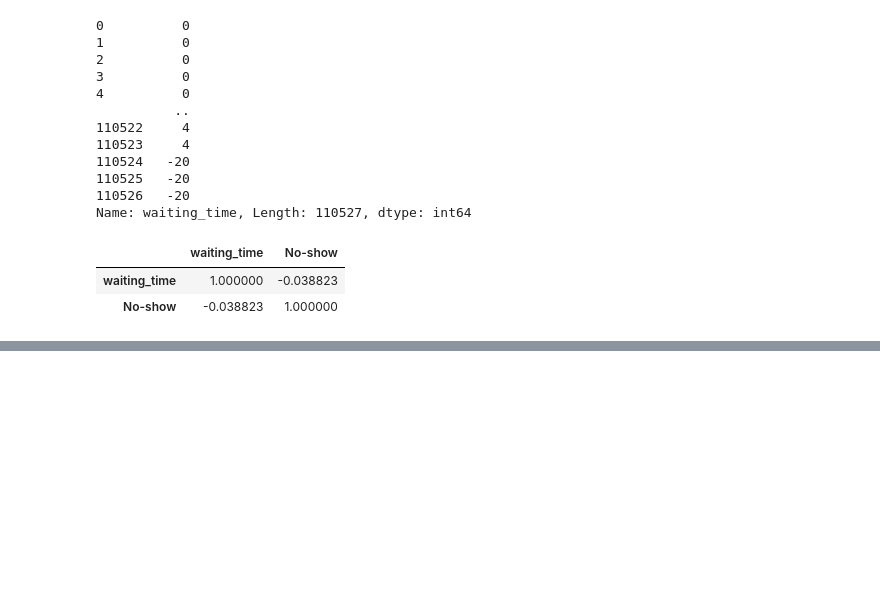
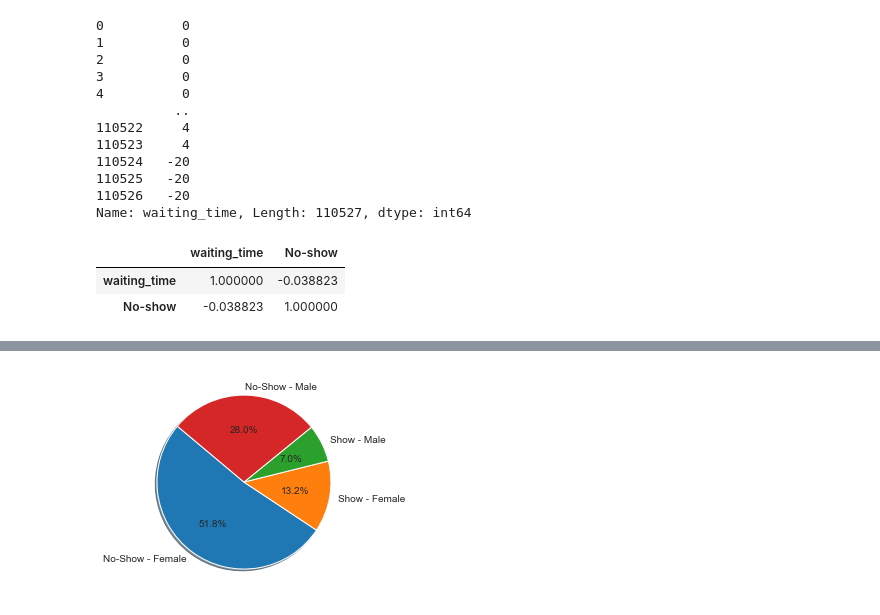
Before and after one commit to Dardeery/Medical-Appointment-No-Shows, a Jupyter notebook: Medical Appointment No Shows.ipynb, the cells around one changed output, grey strips where cells are left out. Saved outputs shown, nothing was run; the diff lists cells and outputs as text; code cells hidden in the pictures; blank space fills up the shorter version.

```diff
--- a/Medical Appointment No Shows.ipynb
+++ b/Medical Appointment No Shows.ipynb
@@ -242,0 +333,11 @@ DummyRegressor(constant=None, quantile=None, strategy='mean')
+# %%
+labels = ['No-Show - Female', 'Show - Female', 'Show - Male', 'No-Show - Male']
+sizes = [len(df[(df['No-show'] == 0) & (df['Gender'] == 'F')]),
+         len(df[(df['No-show'] == 1) & (df['Gender'] == 'F')]),
+         len(df[(df['No-show'] == 1) & (df['Gender'] == 'M')]),
+         len(df[(df['No-show'] == 0) & (df['Gender'] == 'M')])]
+
+plt.pie(sizes, labels=labels, autopct='%1.1f%%', shadow=True, startangle=140)
+plt.show()
+# %% [output]
+[figure, added]
```
Also changed, not shown: parts of 49 cells of this notebook.
